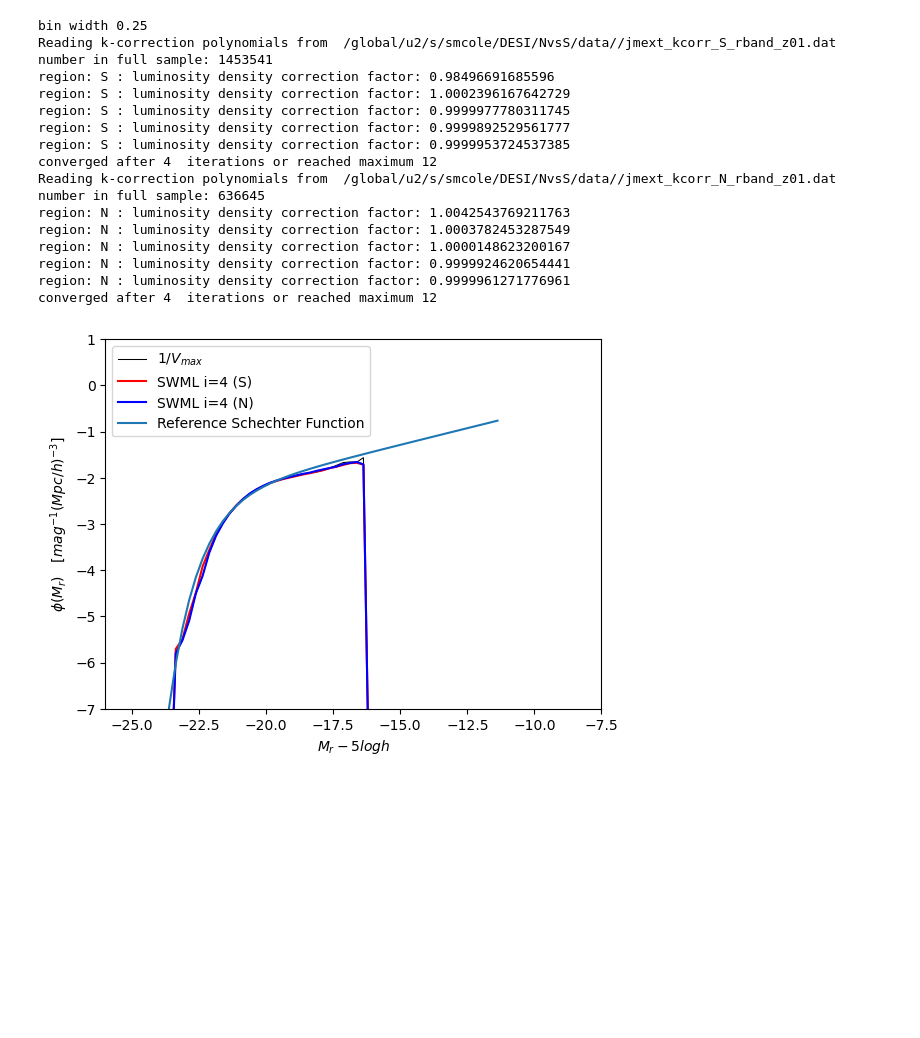
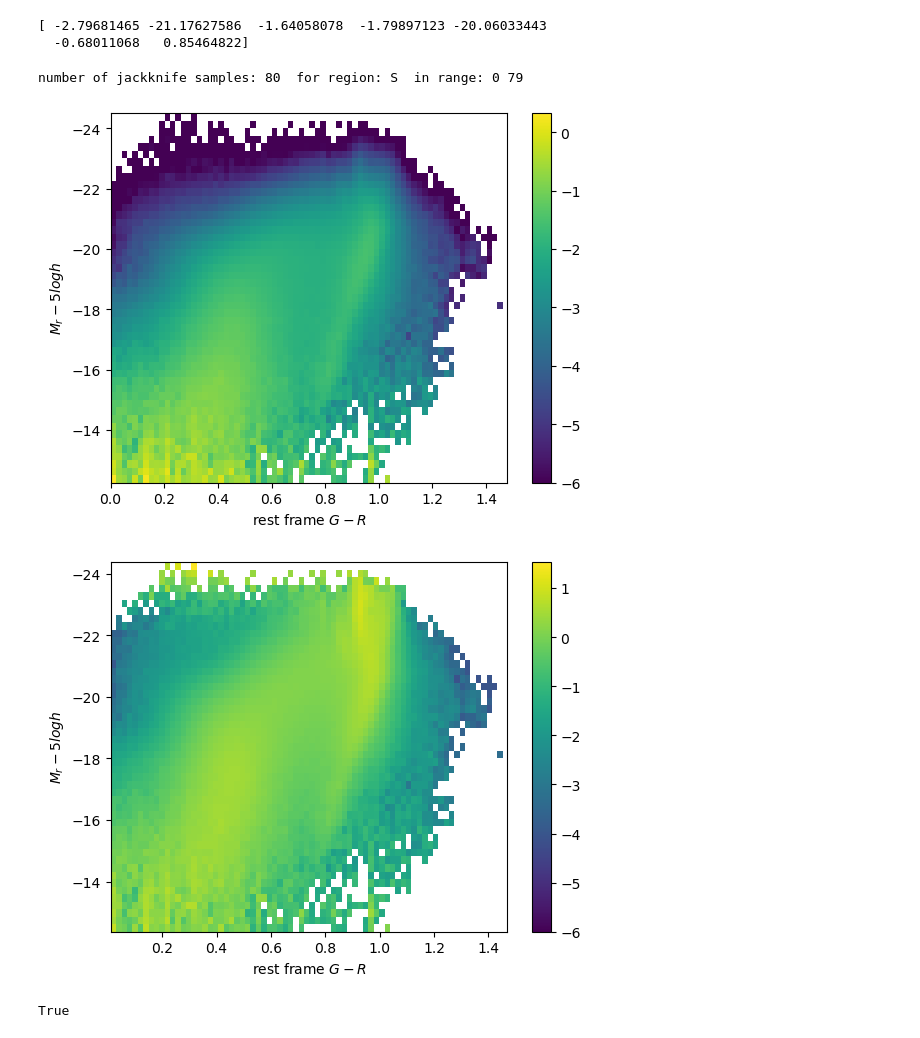
Before and after one commit to ShaunMCole/ShaunColeDESI, a Jupyter notebook: LF_Evol.ipynb, the cells around one changed output. Cells and saved outputs as stored; diff of their text form; code cells hidden in the pictures; blank space fills up the shorter version.

Commit message:
Updated LF_Evol to fit colour distribution

```diff
--- a/LF_Evol.ipynb
+++ b/LF_Evol.ipynb
@@ -172,22 +156,51 @@ number of jackknife samples: 9  for region: N
-# %%
-#SWML LF estimate normalized to that of the initial guess
-log_phi_swml,magbins=ca.lumfun_swml(datsub,regions,log_phi_vmax,magbins)
-# %% [output]
-bin width 0.25
-Reading k-correction polynomials from  /global/u2/s/smcole/DESI/NvsS/data//jmext_kcorr_S_rband_z01.dat
-number in full sample: 1453541
-region: S : luminosity density correction factor: 0.98496691685596
-region: S : luminosity density correction factor: 1.0002396167642729
-region: S : luminosity density correction factor: 0.9999977780311745
-region: S : luminosity density correction factor: 0.9999892529561777
-region: S : luminosity density correction factor: 0.9999953724537385
-converged after 4  iterations or reached maximum 12
-Reading k-correction polynomials from  /global/u2/s/smcole/DESI/NvsS/data//jmext_kcorr_N_rband_z01.dat
-number in full sample: 636645
-region: N : luminosity density correction factor: 1.0042543769211763
-region: N : luminosity density correction factor: 1.0003782453287549
-region: N : luminosity density correction factor: 1.0000148623200167
-region: N : luminosity density correction factor: 0.9999924620654441
-region: N : luminosity density correction factor: 0.9999961271776961
-converged after 4  iterations or reached maximum 12
-[figure, removed]
+# %%
+# and fit thereof
+def model_LF(mag, logphistar1, mstar1, alpha1, logphistar2, mstar2, alpha2, beta):
+    phi_star1=10.0**(logphistar1)
+    l_lstar1 = 10.0**(0.4*(-mag+mstar1 ))
+    phi_sch1= phi_star1 * (l_lstar1**(1.0+alpha1)) * np.exp(-l_lstar1**beta) *(np.log(10.0)/2.5)
+    phi_star2=10.0**(logphistar2)
+    l_lstar2 = 10.0**(0.4*(-mag+mstar2 ))
+    phi_sch2= phi_star2 * (l_lstar2**(1.0+alpha2)) * np.exp(-l_lstar2**beta) *(np.log(10.0)/2.5)
+    logLF = np.log10(phi_sch1+phi_sch2)
+    return logLF
+
+
+
+sigma=(log_phi_hi-log_phi_low)/2.0
+p0=np.array([-2.13,-21.1,-1.36,-2.13,-21.1,-1.36,1.0])
+# Fit the model to the data
+popt, pcov = curve_fit(
+    model_LF,
+    magbin1d,
+    log_phi_vmax,
+    p0=p0,
+    sigma=sigma,
+    absolute_sigma=True  # Use true uncertainties rather than scaling to give chisq/dof=1
+)
+print(popt)
+# %% [output]
+[ -2.79681465 -21.17627586  -1.64058078  -1.79897123 -20.06033443
+  -0.68011068   0.85464822]
+# %%
+#1/Vmax LF estimate
+phi_vmax,phi_low,phi_hi,magbins,colbins=ca.lumfun2D_vmax(dat,regions)
+# %% [output]
+number of jackknife samples: 80  for region: S  in range: 0 79
+[figure, added]
+# %%
+import matplotlib.pyplot as plt
+# Factor out the LF to just look at the colour distribution
+dmag=magbins[1]-magbins[0]
+dcol=colbins[1]-colbins[0]
+col_pdf = phi_vmax / (dcol*phi_vmax.sum(axis=1, keepdims=True))
+sigma= (phi_hi-phi_low) / (2.0*dcol*phi_vmax.sum(axis=1, keepdims=True))
+plt.imshow(np.log10(col_pdf), interpolation='none',vmin=-6.0,aspect='auto',extent=(colbins[0],colbins[-1],magbins[-1],magbins[0]))
+plt.ylabel('$M_r - 5 log h$')
+plt.xlabel('rest frame $G-R$')
+plt.colorbar(orientation='vertical')
+plt.show()
+print(np.allclose(col_pdf.sum(axis=1), 1.0/dcol))  # Should print True indicating that integral over colour is normalized to unity
+# %% [output]
+[figure, added]
+True
```
Also changed, not shown: parts of 12 cells of this notebook, 2 other files.
